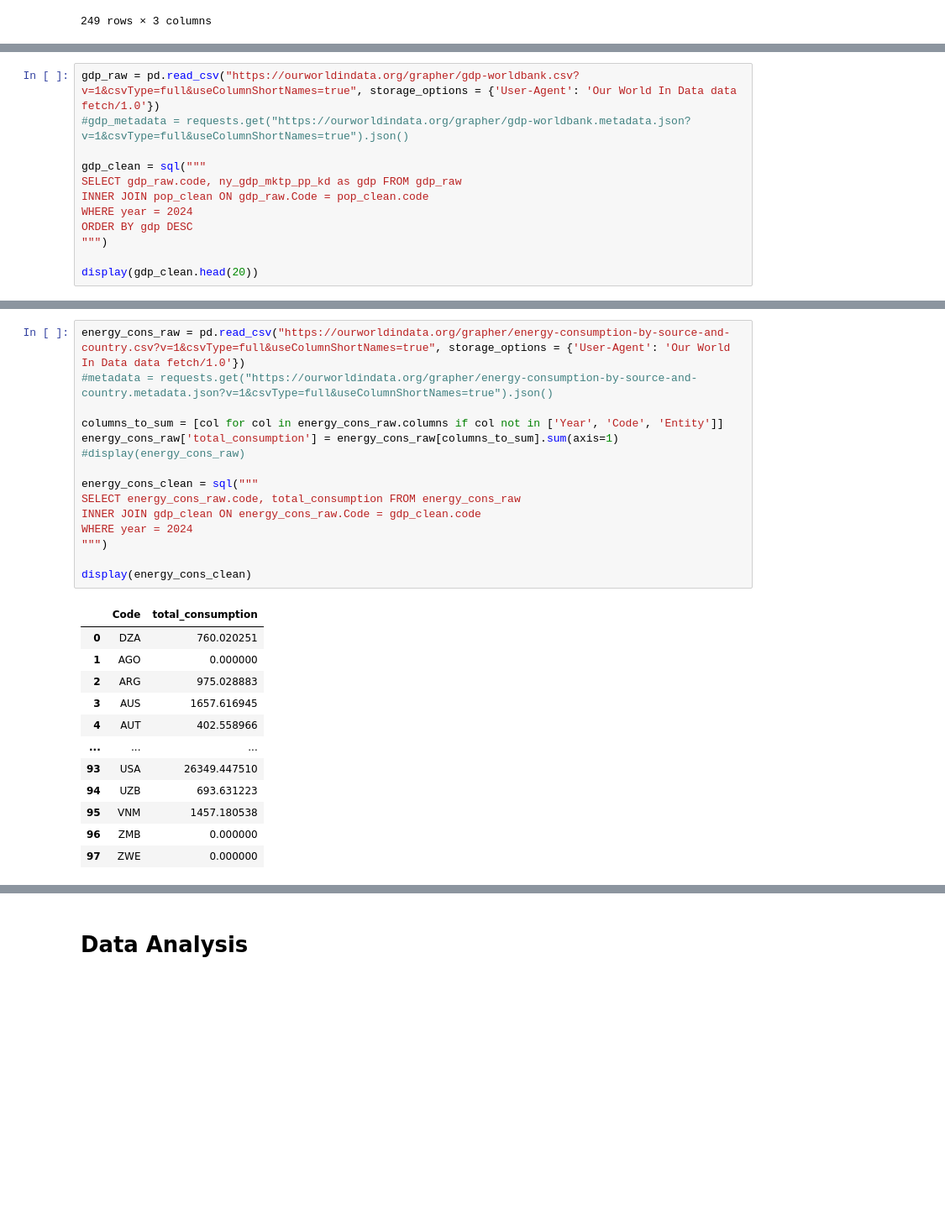
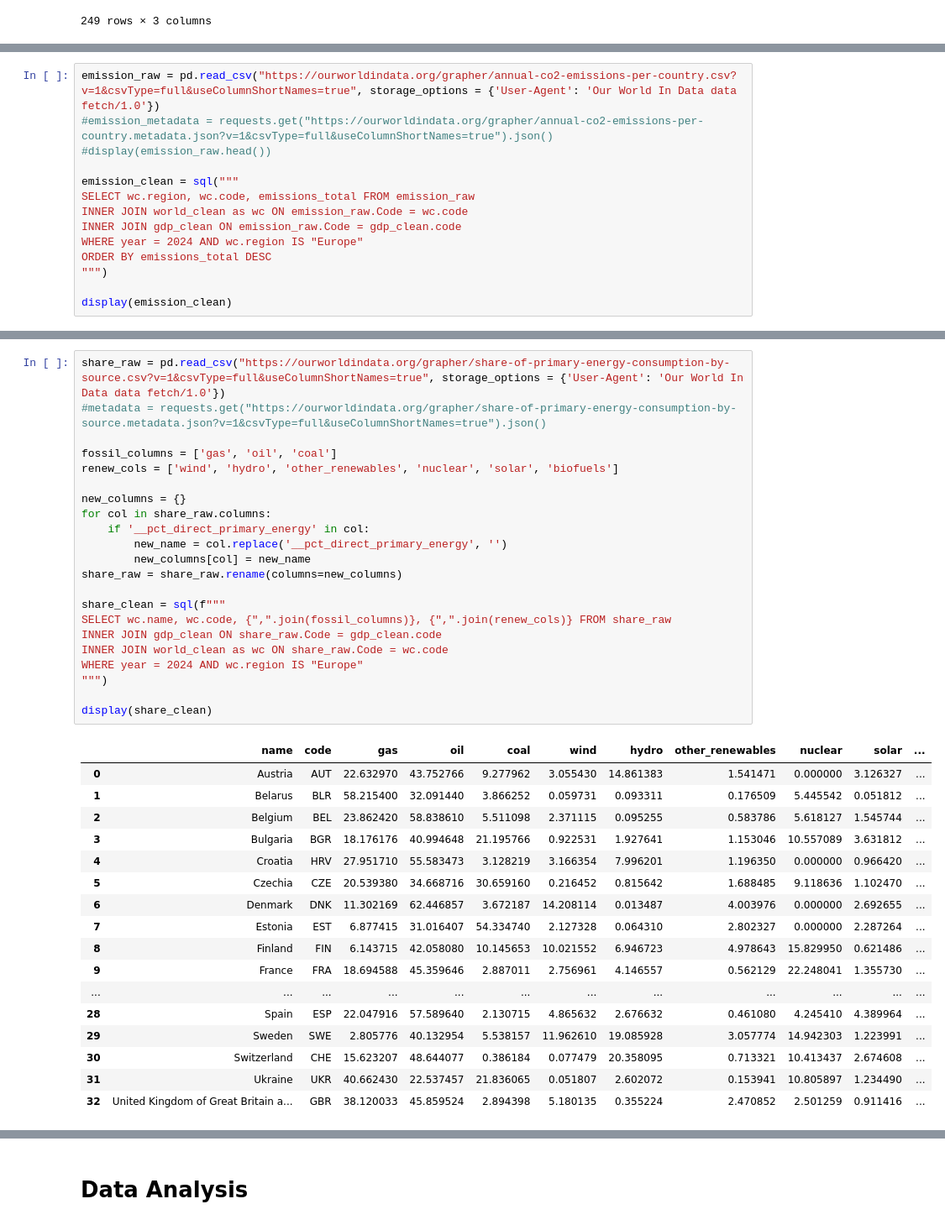
Before and after one commit to william-toscani/Data_Visualization_Project, a Jupyter notebook: Data_Viz_Project.ipynb, the cells around one changed output, grey strips where cells are left out. Shown: that part at 84% size. Saved outputs shown, nothing was run; the diff lists cells and outputs as text; blank space fills up the shorter version.

```diff
--- a/Data_Viz_Project.ipynb
+++ b/Data_Viz_Project.ipynb
@@ -73,13 +87,15 @@ display(pop_clean)
 # %%
-gdp_raw = pd.read_csv("https://ourworldindata.org/grapher/gdp-worldbank.csv?v=1&csvType=full&useColumnShortNames=true", storage_options = {'User-Agent': 'Our World In Data data fetch/1.0'})
-#gdp_metadata = requests.get("https://ourworldindata.org/grapher/gdp-worldbank.metadata.json?v=1&csvType=full&useColumnShortNames=true").json()
+emission_raw = pd.read_csv("https://ourworldindata.org/grapher/annual-co2-emissions-per-country.csv?v=1&csvType=full&useColumnShortNames=true", storage_options = {'User-Agent': 'Our World In Data data fetch/1.0'})
+#emission_metadata = requests.get("https://ourworldindata.org/grapher/annual-co2-emissions-per-country.metadata.json?v=1&csvType=full&useColumnShortNames=true").json()
+#display(emission_raw.head())
 
-gdp_clean = sql("""
-SELECT gdp_raw.code, ny_gdp_mktp_pp_kd as gdp FROM gdp_raw
-INNER JOIN pop_clean ON gdp_raw.Code = pop_clean.code
-WHERE year = 2024
-ORDER BY gdp DESC
+emission_clean = sql("""
+SELECT wc.region, wc.code, emissions_total FROM emission_raw
+INNER JOIN world_clean as wc ON emission_raw.Code = wc.code
+INNER JOIN gdp_clean ON emission_raw.Code = gdp_clean.code
+WHERE year = 2024 AND wc.region IS "Europe"
+ORDER BY emissions_total DESC
 """)
 
-display(gdp_clean.head(20))
+display(emission_clean)
 # %% [output]
@@ -105,28 +121,40 @@ display(gdp_clean.head(20))
 # %%
-energy_cons_raw = pd.read_csv("https://ourworldindata.org/grapher/energy-consumption-by-source-and-country.csv?v=1&csvType=full&useColumnShortNames=true", storage_options = {'User-Agent': 'Our World In Data data fetch/1.0'})
-#metadata = requests.get("https://ourworldindata.org/grapher/energy-consumption-by-source-and-country.metadata.json?v=1&csvType=full&useColumnShortNames=true").json()
+share_raw = pd.read_csv("https://ourworldindata.org/grapher/share-of-primary-energy-consumption-by-source.csv?v=1&csvType=full&useColumnShortNames=true", storage_options = {'User-Agent': 'Our World In Data data fetch/1.0'})
+#metadata = requests.get("https://ourworldindata.org/grapher/share-of-primary-energy-consumption-by-source.metadata.json?v=1&csvType=full&useColumnShortNames=true").json()
 
-columns_to_sum = [col for col in energy_cons_raw.columns if col not in ['Year', 'Code', 'Entity']]
-energy_cons_raw['total_consumption'] = energy_cons_raw[columns_to_sum].sum(axis=1)
-#display(energy_cons_raw)
+fossil_columns = ['gas', 'oil', 'coal']
+renew_cols = ['wind', 'hydro', 'other_renewables', 'nuclear', 'solar', 'biofuels']
 
-energy_cons_clean = sql("""
-SELECT energy_cons_raw.code, total_consumption FROM energy_cons_raw
-INNER JOIN gdp_clean ON energy_cons_raw.Code = gdp_clean.code
-WHERE year = 2024
+new_columns = {}
+for col in share_raw.columns:
+    if '__pct_direct_primary_energy' in col:
+        new_name = col.replace('__pct_direct_primary_energy', '')
+        new_columns[col] = new_name
+share_raw = share_raw.rename(columns=new_columns)
+
+share_clean = sql(f"""
+SELECT wc.name, wc.code, {",".join(fossil_columns)}, {",".join(renew_cols)} FROM share_raw
+INNER JOIN gdp_clean ON share_raw.Code = gdp_clean.code
+INNER JOIN world_clean as wc ON share_raw.Code = wc.code
+WHERE year = 2024 AND wc.region IS "Europe"
 """)
 
-display(energy_cons_clean)
+display(share_clean)
 # %% [output]
-|  | Code | total_consumption |
-| 0 | DZA | 760.020251 |
-| 1 | AGO | 0.000000 |
-| 2 | ARG | 975.028883 |
-| 3 | AUS | 1657.616945 |
-| 4 | AUT | 402.558966 |
-| ... | ... | ... |
-| 93 | USA | 26349.447510 |
-| 94 | UZB | 693.631223 |
-| 95 | VNM | 1457.180538 |
-| 96 | ZMB | 0.000000 |
-| 97 | ZWE | 0.000000 |
+|  | name | code | gas | oil | coal | wind | hydro | other_renewables | nuclear | solar | ... |
+| 0 | Austria | AUT | 22.632970 | 43.752766 | 9.277962 | 3.055430 | 14.861383 | 1.541471 | 0.000000 | 3.126327 | ... |
+| 1 | Belarus | BLR | 58.215400 | 32.091440 | 3.866252 | 0.059731 | 0.093311 | 0.176509 | 5.445542 | 0.051812 | ... |
+| 2 | Belgium | BEL | 23.862420 | 58.838610 | 5.511098 | 2.371115 | 0.095255 | 0.583786 | 5.618127 | 1.545744 | ... |
+| 3 | Bulgaria | BGR | 18.176176 | 40.994648 | 21.195766 | 0.922531 | 1.927641 | 1.153046 | 10.557089 | 3.631812 | ... |
+| 4 | Croatia | HRV | 27.951710 | 55.583473 | 3.128219 | 3.166354 | 7.996201 | 1.196350 | 0.000000 | 0.966420 | ... |
+| 5 | Czechia | CZE | 20.539380 | 34.668716 | 30.659160 | 0.216452 | 0.815642 | 1.688485 | 9.118636 | 1.102470 | ... |
+| 6 | Denmark | DNK | 11.302169 | 62.446857 | 3.672187 | 14.208114 | 0.013487 | 4.003976 | 0.000000 | 2.692655 | ... |
+| 7 | Estonia | EST | 6.877415 | 31.016407 | 54.334740 | 2.127328 | 0.064310 | 2.802327 | 0.000000 | 2.287264 | ... |
+| 8 | Finland | FIN | 6.143715 | 42.058080 | 10.145653 | 10.021552 | 6.946723 | 4.978643 | 15.829950 | 0.621486 | ... |
+| 9 | France | FRA | 18.694588 | 45.359646 | 2.887011 | 2.756961 | 4.146557 | 0.562129 | 22.248041 | 1.355730 | ... |
+| ... | ... | ... | ... | ... | ... | ... | ... | ... | ... | ... | ... |
+| 28 | Spain | ESP | 22.047916 | 57.589640 | 2.130715 | 4.865632 | 2.676632 | 0.461080 | 4.245410 | 4.389964 | ... |
+| 29 | Sweden | SWE | 2.805776 | 40.132954 | 5.538157 | 11.962610 | 19.085928 | 3.057774 | 14.942303 | 1.223991 | ... |
+| 30 | Switzerland | CHE | 15.623207 | 48.644077 | 0.386184 | 0.077479 | 20.358095 | 0.713321 | 10.413437 | 2.674608 | ... |
+| 31 | Ukraine | UKR | 40.662430 | 22.537457 | 21.836065 | 0.051807 | 2.602072 | 0.153941 | 10.805897 | 1.234490 | ... |
+| 32 | United Kingdom of Great Britain a... | GBR | 38.120033 | 45.859524 | 2.894398 | 5.180135 | 0.355224 | 2.470852 | 2.501259 | 0.911416 | ... |
```
Also changed, not shown: parts of 53 cells of this notebook.
